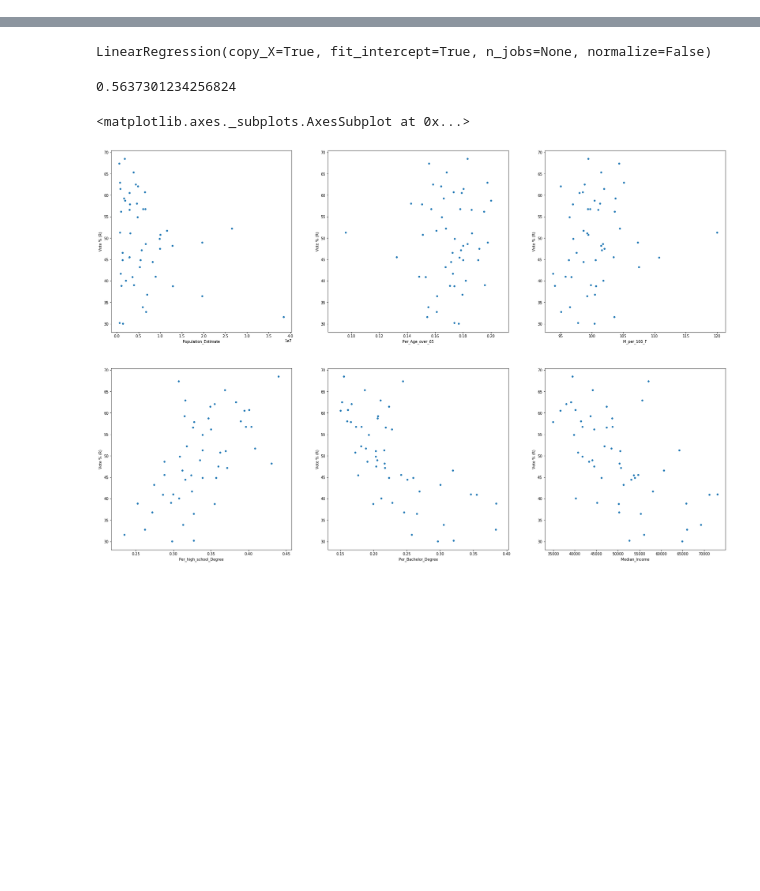
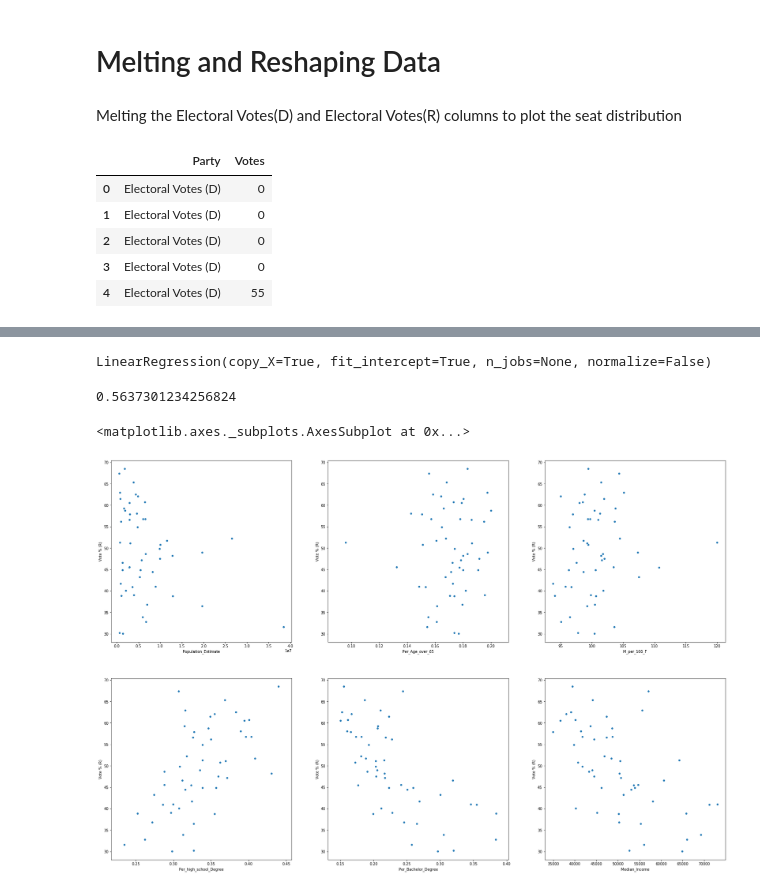
Before and after one commit to AnudeepMukka/Python-Project_US-Election-Analysis, a Jupyter notebook: Project.ipynb, the cells around one changed output, grey strips where cells are left out. Saved outputs shown, nothing was run; the diff lists cells and outputs as text; code cells hidden in the pictures; blank space fills up the shorter version.

```diff
--- a/Project.ipynb
+++ b/Project.ipynb
@@ -73,0 +114,4 @@ election_analysis_data = pd.merge(election_data_per_state,seats_won_per_state,ho
+# %% [markdown]
+# Melting and Reshaping Data
+# %% [markdown]
+Melting the Electoral Votes(D) and Electoral Votes(R) columns to plot the seat distribution
@@ -73,0 +121,9 @@ election_analysis_data = pd.merge(election_data_per_state,seats_won_per_state,ho
+# %%
+Votes_per_party.head()
+# %% [output]
+|  | Party | Votes |
+| 0 | Electoral Votes (D) | 0 |
+| 1 | Electoral Votes (D) | 0 |
+| 2 | Electoral Votes (D) | 0 |
+| 3 | Electoral Votes (D) | 0 |
+| 4 | Electoral Votes (D) | 55 |
```
Also changed, not shown: parts of 34 cells of this notebook.
